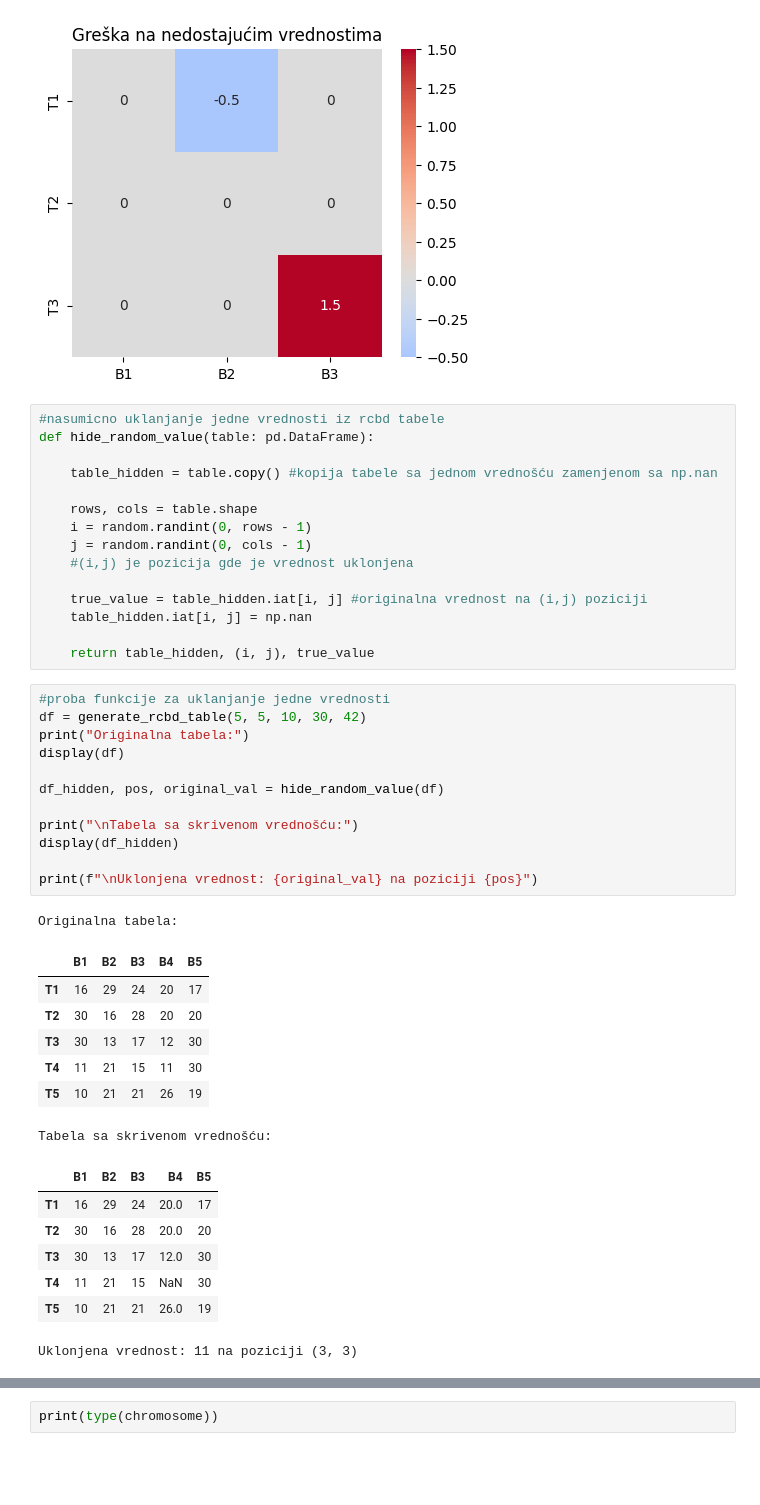
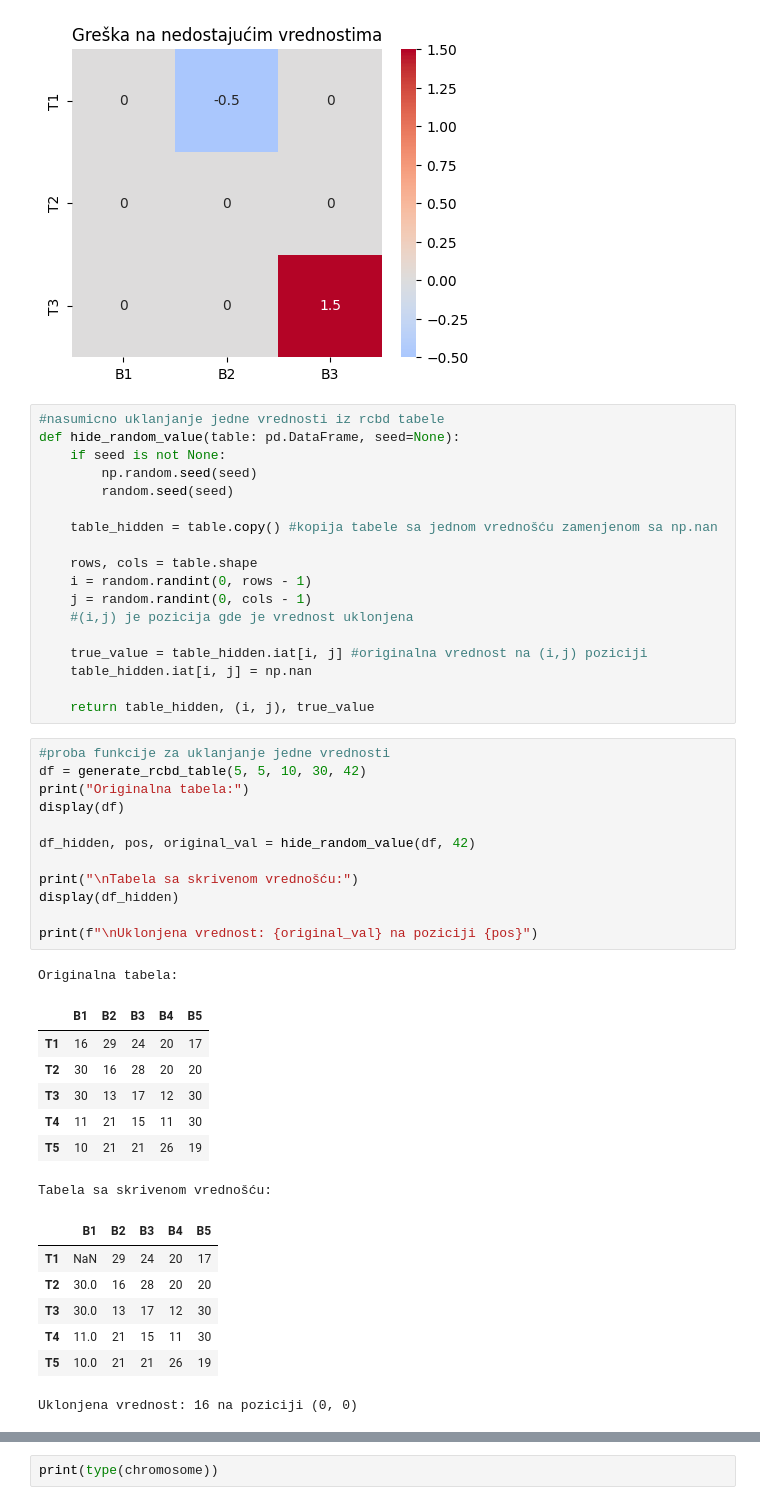
Before and after one commit to djurdjam02/CIProject, a Jupyter notebook: main.ipynb, the cells around one changed output, grey strips where cells are left out. Saved outputs shown, nothing was run; the diff lists cells and outputs as text; blank space fills up the shorter version.

```diff
--- a/main.ipynb
+++ b/main.ipynb
@@ -72,7 +72,10 @@ plt.show()
 [figure]
 # %%
 #nasumicno uklanjanje jedne vrednosti iz rcbd tabele
-def hide_random_value(table: pd.DataFrame):
+def hide_random_value(table: pd.DataFrame, seed=None):
+    if seed is not None:
+        np.random.seed(seed)
+        random.seed(seed)
 
     table_hidden = table.copy() #kopija tabele sa jednom vrednošću zamenjenom sa np.nan
 
@@ -88,30 +91,30 @@ def hide_random_value(table: pd.DataFrame):
 # %%
 #proba funkcije za uklanjanje jedne vrednosti
 df = generate_rcbd_table(5, 5, 10, 30, 42)
 print("Originalna tabela:")
 display(df)
 
-df_hidden, pos, original_val = hide_random_value(df)
+df_hidden, pos, original_val = hide_random_value(df, 42)
 
 print("\nTabela sa skrivenom vrednošću:")
 display(df_hidden)
 
 print(f"\nUklonjena vrednost: {original_val} na poziciji {pos}")
 # %% [output]
 Originalna tabela:
 |  | B1 | B2 | B3 | B4 | B5 |
 | T1 | 16 | 29 | 24 | 20 | 17 |
 | T2 | 30 | 16 | 28 | 20 | 20 |
 | T3 | 30 | 13 | 17 | 12 | 30 |
 | T4 | 11 | 21 | 15 | 11 | 30 |
 | T5 | 10 | 21 | 21 | 26 | 19 |
 Tabela sa skrivenom vrednošću:
 |  | B1 | B2 | B3 | B4 | B5 |
-| T1 | 16 | 29 | 24 | 20.0 | 17 |
-| T2 | 30 | 16 | 28 | 20.0 | 20 |
-| T3 | 30 | 13 | 17 | 12.0 | 30 |
-| T4 | 11 | 21 | 15 | NaN | 30 |
-| T5 | 10 | 21 | 21 | 26.0 | 19 |
+| T1 | NaN | 29 | 24 | 20 | 17 |
+| T2 | 30.0 | 16 | 28 | 20 | 20 |
+| T3 | 30.0 | 13 | 17 | 12 | 30 |
+| T4 | 11.0 | 21 | 15 | 11 | 30 |
+| T5 | 10.0 | 21 | 21 | 26 | 19 |
-Uklonjena vrednost: 11 na poziciji (3, 3)
+Uklonjena vrednost: 16 na poziciji (0, 0)
 # %%
 class Individual:
```
Also changed, not shown: parts of 9 cells of this notebook.
